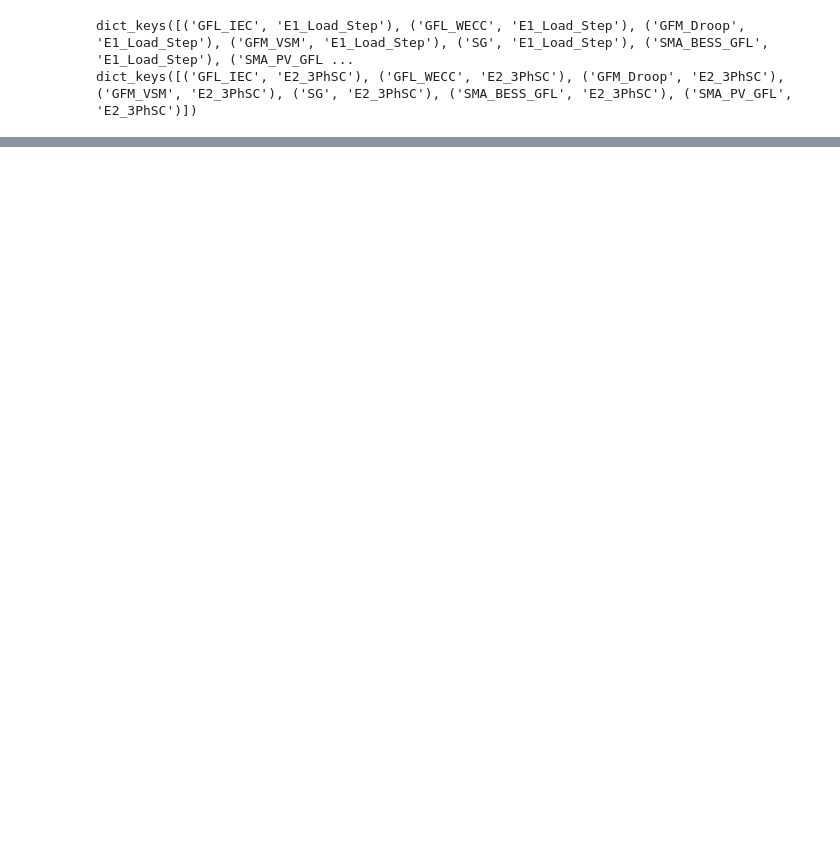
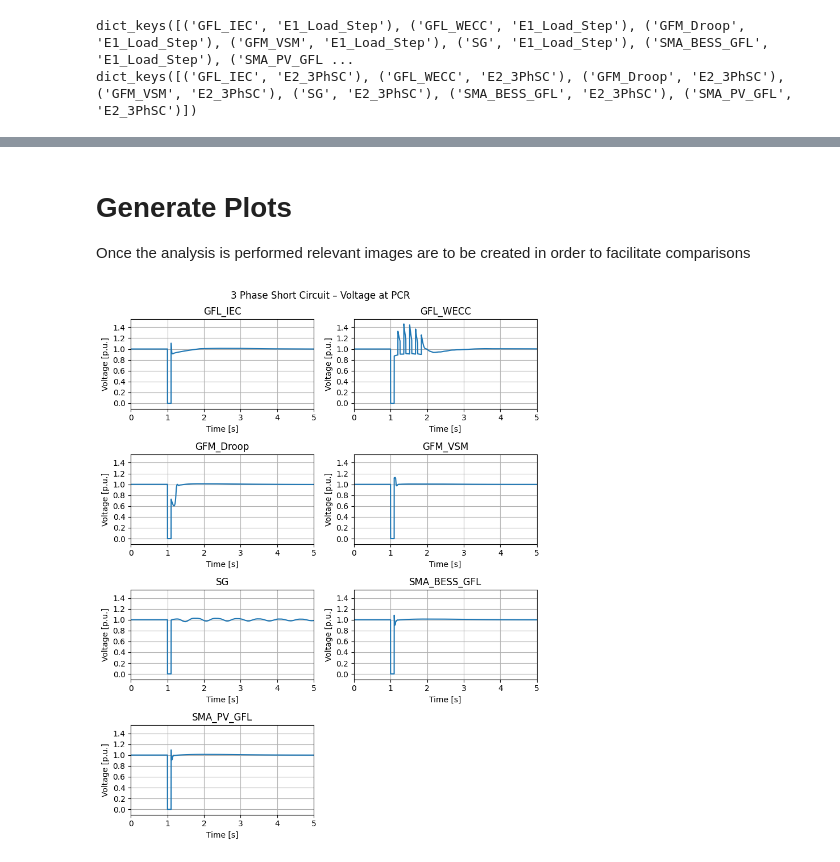
Before and after one commit to marioataveraleon/Thesis, a Jupyter notebook: Scripts/kpis.ipynb, the cells around one changed output, grey strips where cells are left out. Cells and saved outputs as stored; diff of their text form; code cells hidden in the pictures; blank space fills up the shorter version.

```diff
--- a/Scripts/kpis.ipynb
+++ b/Scripts/kpis.ipynb
@@ -900,0 +854,31 @@ TypeError: kpi_Vmin_fault() takes 2 positional arguments but 4 were given
+# %%
+rows = []
+for (technology,fault), df in three_ph_scs.items():
+    Vdip = kpi_Vmin_fault(df,colmap)
+    Tsv,Vss = kpi_V_recovery_time(df,colmap,t_clear=1.1,Vthr=0.97,tail_s=3,t_end=20,
+                                 drift = 0.002,ripple=0.01)
+    Ipos = kpi_Ipos_max(df,colmap)
+    Pmin = kpi_Pmin_fault(df,colmap)
+    deltaP,P0,Tsp,Pss = kpi_P_recovery_time(df,colmap,t_clear = 1.1,t_end = 20, tail_s=3,
+                                  ripple=0.1,drift =0.2,band = 0.02,stat = "mean")
+    Qmax = kpi_Q_max(df,colmap)
+    deltaQ,Q0,Tsq,Qss = kpi_Q_recovery_time(df,colmap,t_clear=1.1,t_end=20,
+                              tail_s=3,ripple=1,drift=0.2,stat="mean",band=3)
+
+
+    row = {"Technology" : technology, "Voltage_dip_pu": Vdip,
+           "Voltage_Settling_time_s":Tsv,"Steady_State_Voltage_pu":Vss,
+           "Ipos_max_pu":Ipos,
+           "P_min": Pmin,
+           "P_Settling_time_s":Tsp,"Steady_State_Power_MW":Pss,
+           "Delta P_MW":deltaP,
+           "Q_max_MVAr":Qmax,"Q_Settling_time_s":Tsq,"delta_Q_MW":deltaQ,
+           "Steady_State_Reactive_Power_MVAr":Qss
+           }
+    rows.append(row)
+    # plot_signal_from_df(df,colmap,"t","V","Voltage","p.u.",technology)
+    # plot_signal_from_df(df,colmap,"t","P","Active Power","MW",technology)
+    # plot_signal_from_df(df,colmap,"t","Q","Reactive Power","MVAr",technology)
+
+three_phsc_analysis = pd.DataFrame(rows)
+three_phsc_analysis.head()
@@ -900,0 +912,4 @@ TypeError: kpi_Vmin_fault() takes 2 positional arguments but 4 were given
+# %% [markdown]
+# Generate Plots
+
+Once the analysis is performed relevant images are to be created in order to facilitate comparisons
@@ -900,0 +985,14 @@ TypeError: kpi_Vmin_fault() takes 2 positional arguments but 4 were given
+# %%
+plot_metric_grid(
+    data_dict=three_ph_scs,
+    colmap=colmap,
+    y_key="V",
+    title="3 Phase Short Circuit – Voltage at PCR",
+    y_label="Voltage [p.u.]",
+    xlim=(0, 5),
+    ylim=(-0.1,1.55),
+    yticks=(0,1.6,0.2),
+    cols=2
+)
+# %% [output]
+[figure, added]
```
Also changed, not shown: parts of 18 cells of this notebook.
